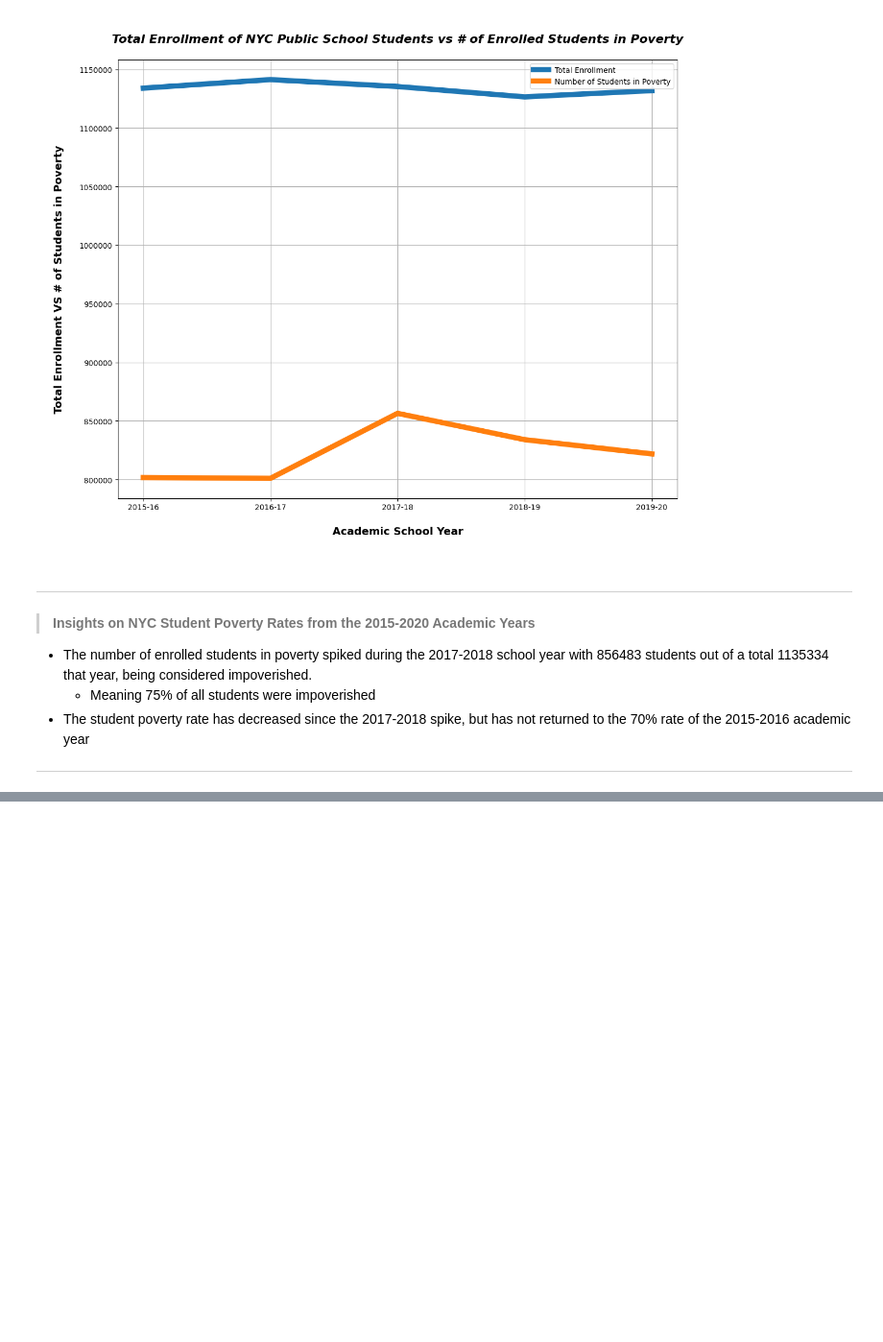
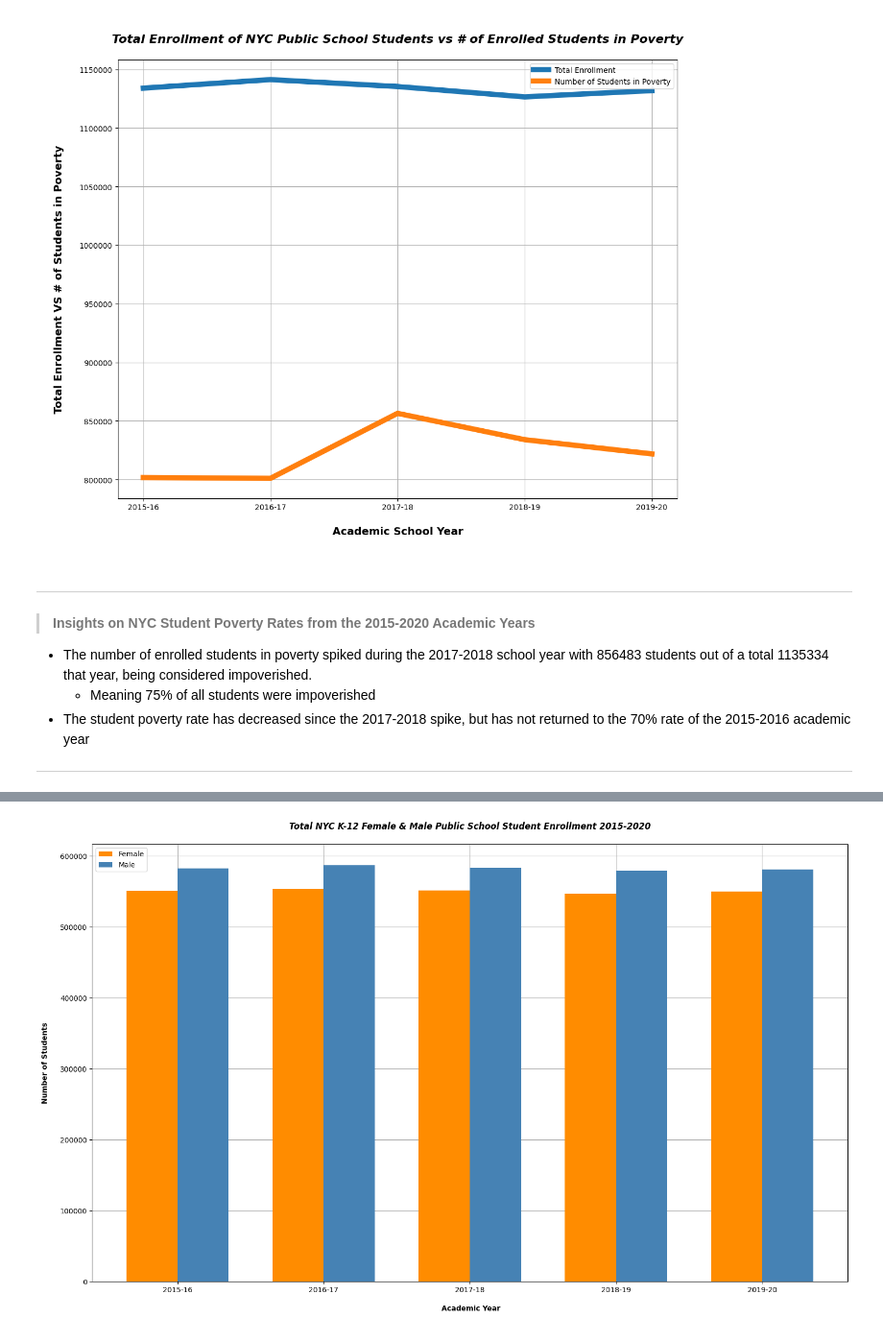
Before and after one commit to thetechleila/NYC-Public-Schools-EDA-Pre-and-Post-Pandemic, a Jupyter notebook: code/EDA_Demographics.ipynb, the cells around one changed output, grey strips where cells are left out. Shown: that part at 96% size. Cells and saved outputs as stored; diff of their text form; code cells hidden in the pictures; blank space fills up the shorter version.

```diff
--- a/code/EDA_Demographics.ipynb
+++ b/code/EDA_Demographics.ipynb
@@ -270,3 +256,7 @@ ___
     - Meaning 75% of all students were impoverished
 - The student poverty rate has decreased since the 2017-2018 spike, but has not returned to the 70% rate of the 2015-2016 academic year
 ___
+# %%
+#Get overall male and female NYC public school student enrollment for the time range
+gender_df = df[["Year", "Total Enrollment", "# Female", "# Male"]]
+gender_df
@@ -272,0 +270,30 @@ ___
+# %%
+# Set variables & data for grouped gender bar chart
+years = gender_df['Year']
+female_count = gender_df['# Female']
+male_count = gender_df['# Male']
+
+# Define bar position and width
+x = np.arange(len(years))
+width = 0.35
+
+# Visualize grouped bar chart of female vs male K-12 NYC Public School students from 2015-2020
+fig, ax = plt.subplots(figsize=(16, 10))
+bars1 = ax.bar(x - width/2, female_count, width, label='Female', color='darkorange')
+bars2 = ax.bar(x + width/2, male_count, width, label='Male', color='steelblue')
+
+
+ax.set_ylabel('Number of Students\n', weight='bold')
+ax.set_xlabel('\n Academic Year\n', weight='bold')
+ax.set_title('Total NYC K-12 Female & Male Public School Student Enrollment 2015-2020\n', weight='bold', style='italic')
+
+ax.set_axisbelow(True)
+ax.grid(True)
+ax.set_xticks(x)
+ax.set_xticklabels(years)
+ax.legend()
+
+plt.tight_layout()
+plt.show()
+# %% [output]
+[figure, added]
```
Also changed, not shown: parts of 5 cells of this notebook, 4 other files.
